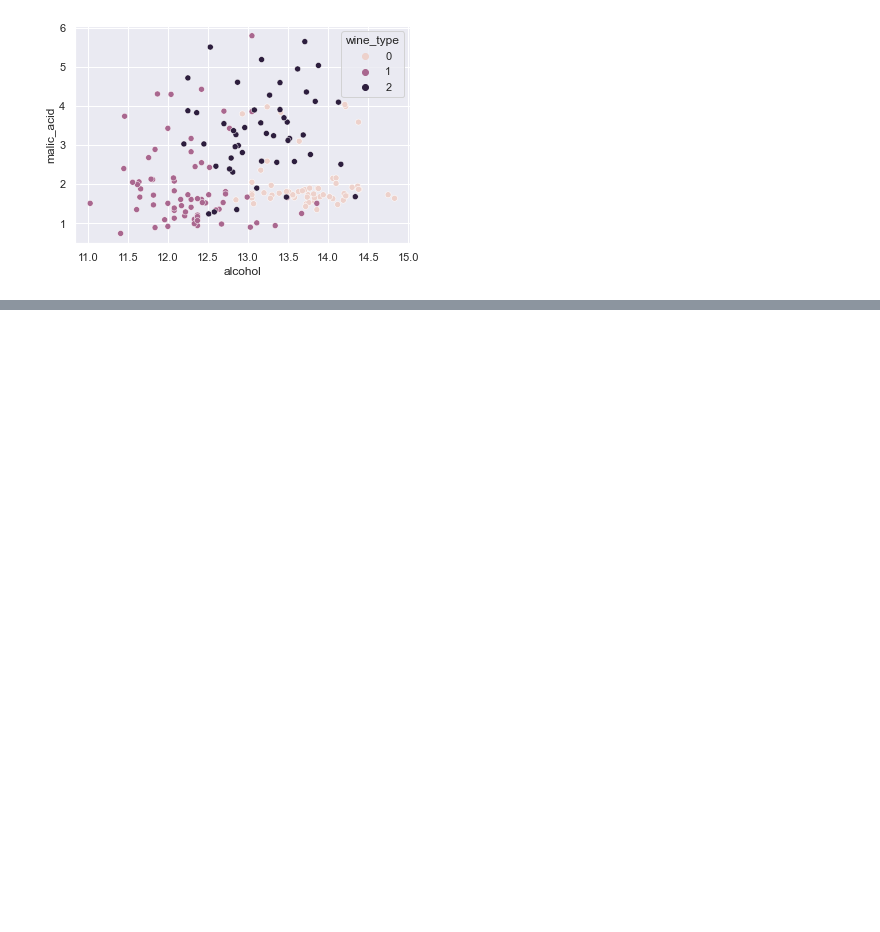
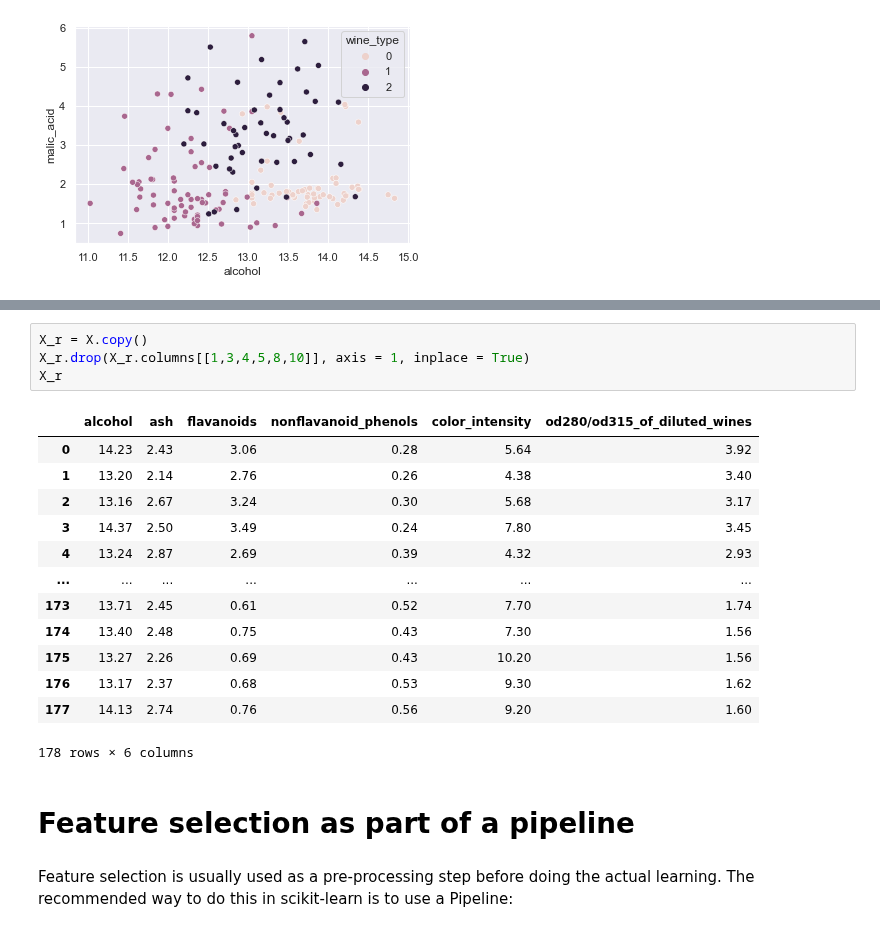
Before and after one commit to omgitsmj24/BOOT_AI_INTERN, a Jupyter notebook: Data Preprocessing/Week2/wine.ipynb, the cells around one changed output, grey strips where cells are left out. Drawn from its saved outputs; the diff is of its cells as text; blank space fills up the shorter version.

```diff
--- a/Data Preprocessing/Week2/wine.ipynb
+++ b/Data Preprocessing/Week2/wine.ipynb
@@ -68,0 +170,22 @@ sns.scatterplot(data=dataset, x="alcohol", y="malic_acid", hue="wine_type")
+# %%
+X_r = X.copy()
+X_r.drop(X_r.columns[[1,3,4,5,8,10]], axis = 1, inplace = True)
+X_r
+# %% [output]
+|  | alcohol | ash | flavanoids | nonflavanoid_phenols | color_intensity | od280/od315_of_diluted_wines |
+| 0 | 14.23 | 2.43 | 3.06 | 0.28 | 5.64 | 3.92 |
+| 1 | 13.20 | 2.14 | 2.76 | 0.26 | 4.38 | 3.40 |
+| 2 | 13.16 | 2.67 | 3.24 | 0.30 | 5.68 | 3.17 |
+| 3 | 14.37 | 2.50 | 3.49 | 0.24 | 7.80 | 3.45 |
+| 4 | 13.24 | 2.87 | 2.69 | 0.39 | 4.32 | 2.93 |
+| ... | ... | ... | ... | ... | ... | ... |
+| 173 | 13.71 | 2.45 | 0.61 | 0.52 | 7.70 | 1.74 |
+| 174 | 13.40 | 2.48 | 0.75 | 0.43 | 7.30 | 1.56 |
+| 175 | 13.27 | 2.26 | 0.69 | 0.43 | 10.20 | 1.56 |
+| 176 | 13.17 | 2.37 | 0.68 | 0.53 | 9.30 | 1.62 |
+| 177 | 14.13 | 2.74 | 0.76 | 0.56 | 9.20 | 1.60 |
+178 rows × 6 columns
+# %% [markdown]
+# Feature selection as part of a pipeline
+# %% [markdown]
+Feature selection is usually used as a pre-processing step before doing the actual learning. The recommended way to do this in scikit-learn is to use a Pipeline:
```
Also changed, not shown: parts of 37 cells of this notebook, 2 other files.
